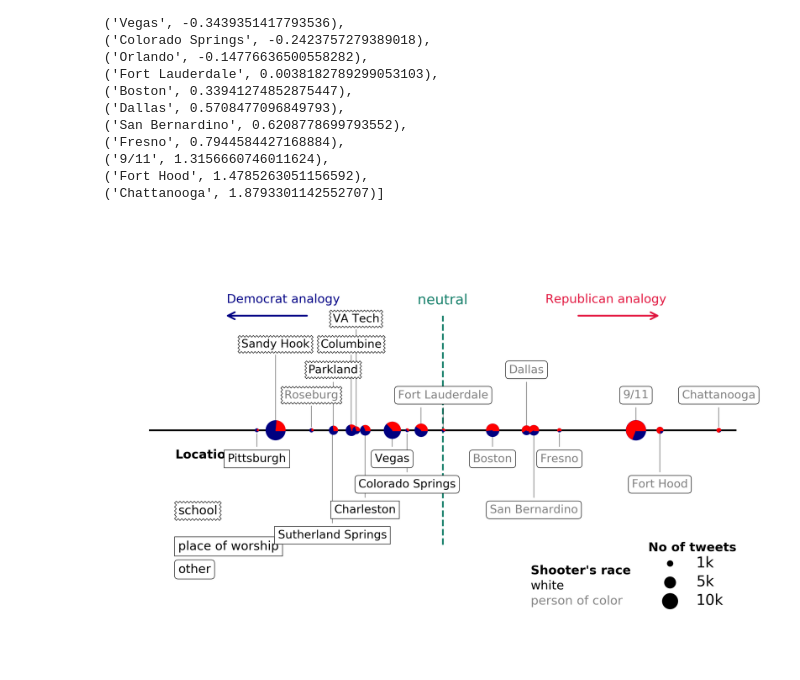
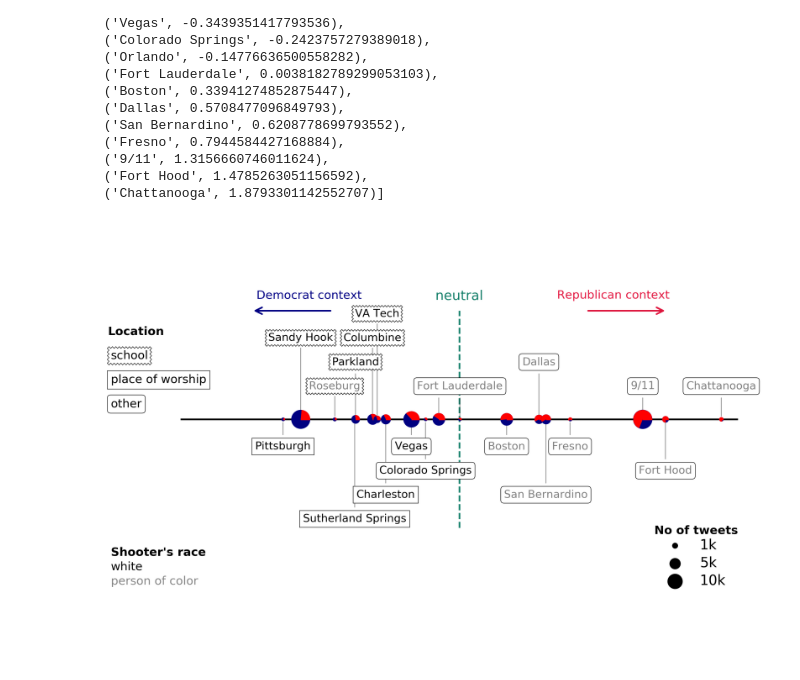
Before and after one commit to ddemszky/framing-twitter, a Jupyter notebook: 4_word_partisanship/event grounding.ipynb, the cells around one changed output. Saved outputs shown, nothing was run; the diff lists cells and outputs as text; code cells hidden in the pictures.

```diff
--- a/4_word_partisanship/event grounding.ipynb
+++ b/4_word_partisanship/event grounding.ipynb
@@ -162,40 +162,40 @@ for k, odd_val in sorted_odds:
     ax.scatter(odd_val,y, s=(total[k]/size_div), c = 'navy', zorder=1000)
     ax.scatter(odd_val,y, s=(total[k]/size_div), marker=(xy, 0), c = 'r', zorder=1000)
 
     count +=1
 
 #patch = patches.Rectangle((xmin, y-height/2.), xmax-xmin, height, linewidth=0, fill=False)
 #ax.add_patch(patch)
 #adjust_text(texts, x=[x for _, x in sorted_odds], y=[y] * len(texts), add_objects=[patch], expand_objects=(1,3), force_objects=(1,2), expand_text=(6, 2), force_text=(2,2), arrowprops=dict(arrowstyle="-", color='black', lw=0.2, alpha=0.4), autoalign=False, only_move={'text':'y', 'objects':'y', 'points':'y'})
 # add numbers
-ax.text(-.7, y+1, 'Democrat analogy', horizontalalignment='right', fontsize=7, color='navy')
-ax.text(.7, y+1, 'Republican analogy', horizontalalignment='left', fontsize=7, color='crimson')
-ax.text(-1.82, 1.28, 'Location', horizontalalignment='left', fontsize=7, weight='heavy')
-ax.text(-1.8, .84, 'school',horizontalalignment='left', bbox=dict(boxstyle='sawtooth', fc="w", lw=.3), fontsize=7)
-ax.text(-1.8, .56, 'place of worship',horizontalalignment='left', bbox=dict(boxstyle='square', fc="w", lw=.3), fontsize=7)
-ax.text(-1.8, .38, 'other',horizontalalignment='left', bbox=dict(boxstyle='round', fc="w", lw=.3), fontsize=7)
-ax.text(.6, .37, "Shooter's race", horizontalalignment='left', fontsize=7, weight='heavy')
-ax.text(.6, .25, "white", horizontalalignment='left', fontsize=7)
-ax.text(.6, .13, "person of color", horizontalalignment='left', fontsize=7, color='gray')
+ax.text(-.7, y+1, 'Democrat context', horizontalalignment='right', fontsize=7, color='navy')
+ax.text(.7, y+1, 'Republican context', horizontalalignment='left', fontsize=7, color='crimson')
+ax.text(-2.52, 2.2, 'Location', horizontalalignment='left', fontsize=7, weight='heavy')
+ax.text(-2.5, 2, 'school',horizontalalignment='left', bbox=dict(boxstyle='sawtooth', fc="w", lw=.3), fontsize=7)
+ax.text(-2.5, 1.8, 'place of worship',horizontalalignment='left', bbox=dict(boxstyle='square', fc="w", lw=.3), fontsize=7)
+ax.text(-2.5, 1.6, 'other',horizontalalignment='left', bbox=dict(boxstyle='round', fc="w", lw=.3), fontsize=7)
+ax.text(-2.5, .37, "Shooter's race", horizontalalignment='left', fontsize=7, weight='heavy')
+ax.text(-2.5, .25, "white", horizontalalignment='left', fontsize=7)
+ax.text(-2.5, .13, "person of color", horizontalalignment='left', fontsize=7, color='gray')
 
 plt.annotate("", xy=(-1.5, y+.9), xycoords='data', xytext=(-.9, y+.9), textcoords='data', arrowprops=dict(arrowstyle="->",
                             connectionstyle="arc3", color='navy', lw=1),)
 
 plt.annotate("", xy=(1.5, y+.9), xycoords='data', xytext=(.9, y+.9), textcoords='data', arrowprops=dict(arrowstyle="->",
                             connectionstyle="arc3", color='crimson', lw=1),)
 
 
 
 # make legend with dummy points
 for a in [1000, 5000, 10000]:
     plt.scatter([], [], c='black', s=a/size_div,
                 label=str(int(a/1000))+'k')
 plt.legend(scatterpoints=1, frameon=False, fontsize='small',
            labelspacing=.3, loc='lower right', title='')
 ax.text(1.4, .55, 'No of tweets', horizontalalignment='left', fontsize=7, weight='heavy')
 
 plt.axis('off')
 
 plt.show()
 # %% [output]
-[figure, old version]
+[figure, new version]
```
Also changed, not shown: 23 other files.
